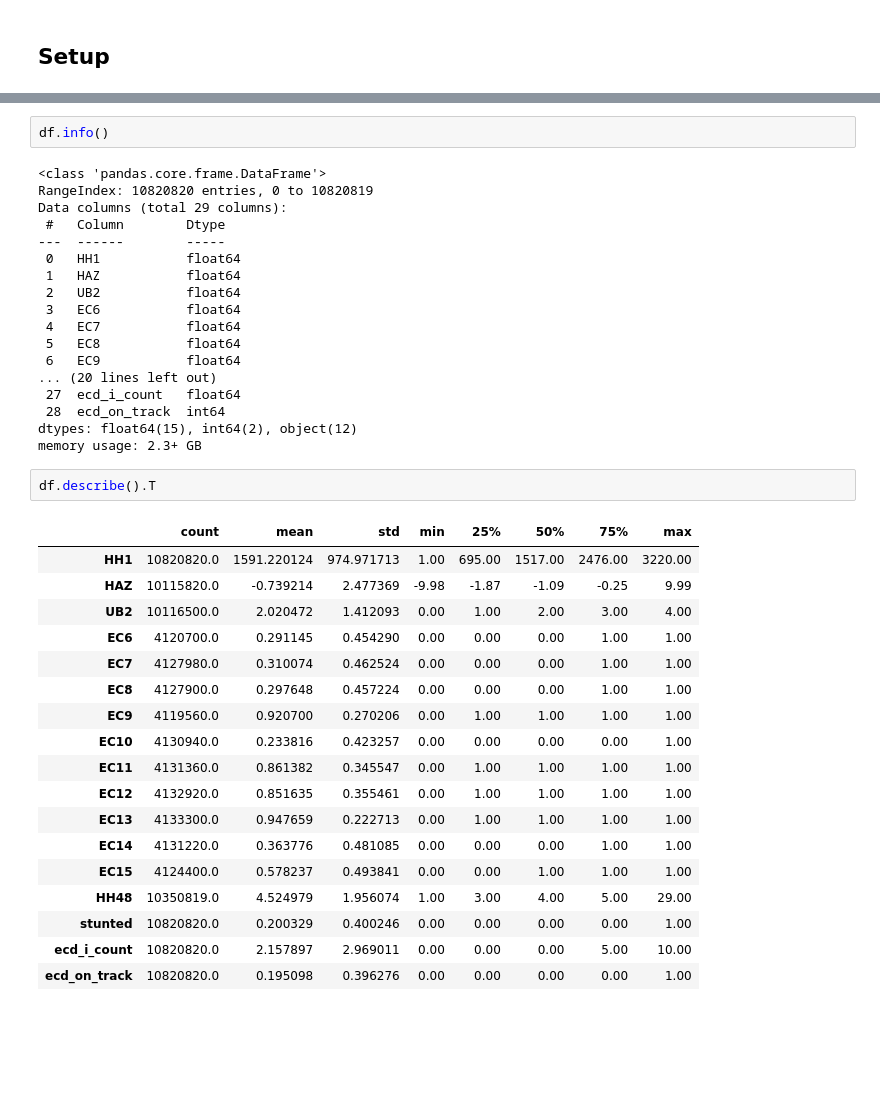
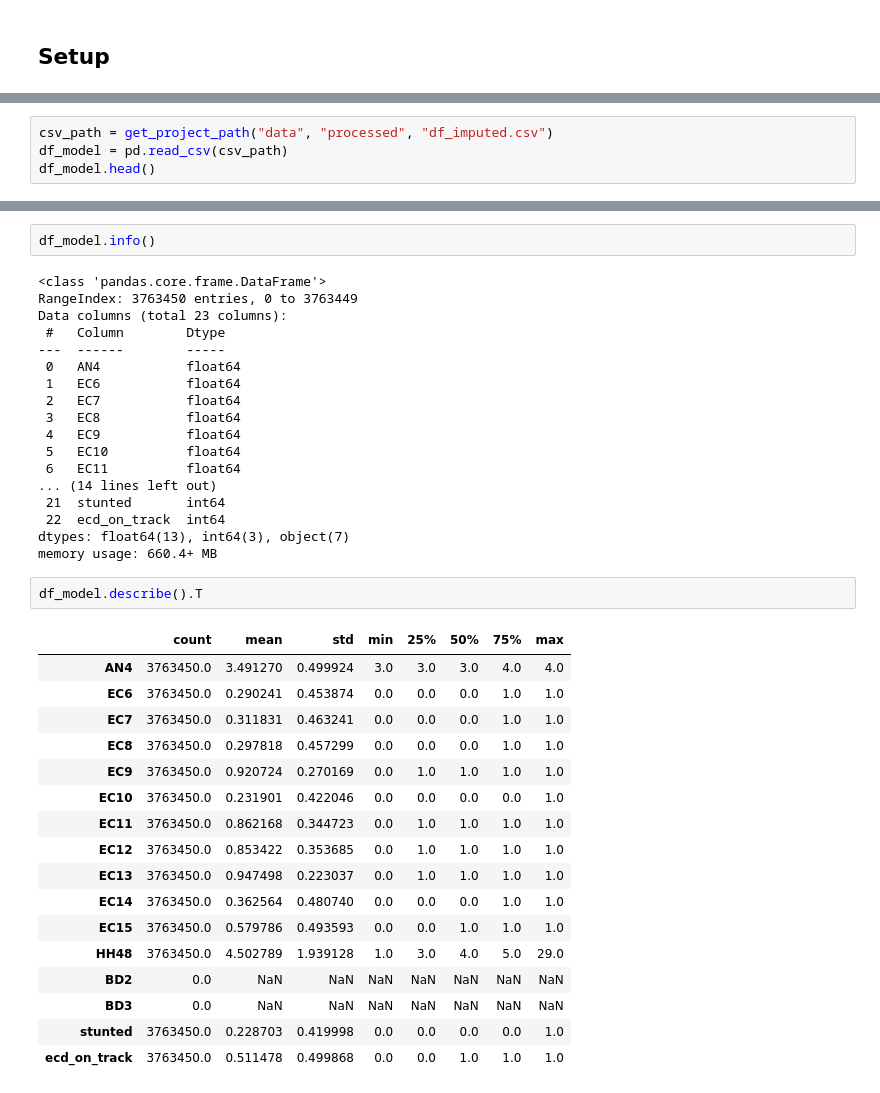
Before and after one commit to vscerra/childhood_nutrition, a Jupyter notebook: notebooks/EDA.ipynb, the cells around one changed output, grey strips where cells are left out. Saved outputs shown, nothing was run; the diff lists cells and outputs as text; blank space fills up the shorter version.

```diff
--- a/notebooks/EDA.ipynb
+++ b/notebooks/EDA.ipynb
@@ -14,0 +18,4 @@ df = pd.read_csv(processed_path)
+# %%
+csv_path = get_project_path("data", "processed", "df_imputed.csv")
+df_model = pd.read_csv(csv_path)
+df_model.head()
@@ -15,41 +30,40 @@ df = pd.read_csv(processed_path)
 # %%
-df.info()
+df_model.info()
 # %% [output]
 <class 'pandas.core.frame.DataFrame'>
-RangeIndex: 10820820 entries, 0 to 10820819
-Data columns (total 29 columns):
+RangeIndex: 3763450 entries, 0 to 3763449
+Data columns (total 23 columns):
  #   Column        Dtype
 ---  ------        -----
- 0   HH1           float64
- 1   HAZ           float64
- 2   UB2           float64
- 3   EC6           float64
- 4   EC7           float64
- 5   EC8           float64
- 6   EC9           float64
-... (20 lines left out)
- 27  ecd_i_count   float64
- 28  ecd_on_track  int64
-dtypes: float64(15), int64(2), object(12)
-memory usage: 2.3+ GB
+ 0   AN4           float64
+ 1   EC6           float64
+ 2   EC7           float64
+ 3   EC8           float64
+ 4   EC9           float64
+ 5   EC10          float64
+ 6   EC11          float64
+... (14 lines left out)
+ 21  stunted       int64
+ 22  ecd_on_track  int64
+dtypes: float64(13), int64(3), object(7)
+memory usage: 660.4+ MB
 # %%
-df.describe().T
+df_model.describe().T
 # %% [output]
 |  | count | mean | std | min | 25% | 50% | 75% | max |
-| HH1 | 10820820.0 | 1591.220124 | 974.971713 | 1.00 | 695.00 | 1517.00 | 2476.00 | 3220.00 |
-| HAZ | 10115820.0 | -0.739214 | 2.477369 | -9.98 | -1.87 | -1.09 | -0.25 | 9.99 |
-| UB2 | 10116500.0 | 2.020472 | 1.412093 | 0.00 | 1.00 | 2.00 | 3.00 | 4.00 |
-| EC6 | 4120700.0 | 0.291145 | 0.454290 | 0.00 | 0.00 | 0.00 | 1.00 | 1.00 |
-| EC7 | 4127980.0 | 0.310074 | 0.462524 | 0.00 | 0.00 | 0.00 | 1.00 | 1.00 |
-| EC8 | 4127900.0 | 0.297648 | 0.457224 | 0.00 | 0.00 | 0.00 | 1.00 | 1.00 |
-| EC9 | 4119560.0 | 0.920700 | 0.270206 | 0.00 | 1.00 | 1.00 | 1.00 | 1.00 |
-| EC10 | 4130940.0 | 0.233816 | 0.423257 | 0.00 | 0.00 | 0.00 | 0.00 | 1.00 |
-| EC11 | 4131360.0 | 0.861382 | 0.345547 | 0.00 | 1.00 | 1.00 | 1.00 | 1.00 |
-| EC12 | 4132920.0 | 0.851635 | 0.355461 | 0.00 | 1.00 | 1.00 | 1.00 | 1.00 |
-| EC13 | 4133300.0 | 0.947659 | 0.222713 | 0.00 | 1.00 | 1.00 | 1.00 | 1.00 |
-| EC14 | 4131220.0 | 0.363776 | 0.481085 | 0.00 | 0.00 | 0.00 | 1.00 | 1.00 |
-| EC15 | 4124400.0 | 0.578237 | 0.493841 | 0.00 | 0.00 | 1.00 | 1.00 | 1.00 |
-| HH48 | 10350819.0 | 4.524979 | 1.956074 | 1.00 | 3.00 | 4.00 | 5.00 | 29.00 |
-| stunted | 10820820.0 | 0.200329 | 0.400246 | 0.00 | 0.00 | 0.00 | 0.00 | 1.00 |
-| ecd_i_count | 10820820.0 | 2.157897 | 2.969011 | 0.00 | 0.00 | 0.00 | 5.00 | 10.00 |
-| ecd_on_track | 10820820.0 | 0.195098 | 0.396276 | 0.00 | 0.00 | 0.00 | 0.00 | 1.00 |
+| AN4 | 3763450.0 | 3.491270 | 0.499924 | 3.0 | 3.0 | 3.0 | 4.0 | 4.0 |
+| EC6 | 3763450.0 | 0.290241 | 0.453874 | 0.0 | 0.0 | 0.0 | 1.0 | 1.0 |
+| EC7 | 3763450.0 | 0.311831 | 0.463241 | 0.0 | 0.0 | 0.0 | 1.0 | 1.0 |
+| EC8 | 3763450.0 | 0.297818 | 0.457299 | 0.0 | 0.0 | 0.0 | 1.0 | 1.0 |
+| EC9 | 3763450.0 | 0.920724 | 0.270169 | 0.0 | 1.0 | 1.0 | 1.0 | 1.0 |
+| EC10 | 3763450.0 | 0.231901 | 0.422046 | 0.0 | 0.0 | 0.0 | 0.0 | 1.0 |
+| EC11 | 3763450.0 | 0.862168 | 0.344723 | 0.0 | 1.0 | 1.0 | 1.0 | 1.0 |
+| EC12 | 3763450.0 | 0.853422 | 0.353685 | 0.0 | 1.0 | 1.0 | 1.0 | 1.0 |
+| EC13 | 3763450.0 | 0.947498 | 0.223037 | 0.0 | 1.0 | 1.0 | 1.0 | 1.0 |
+| EC14 | 3763450.0 | 0.362564 | 0.480740 | 0.0 | 0.0 | 0.0 | 1.0 | 1.0 |
+| EC15 | 3763450.0 | 0.579786 | 0.493593 | 0.0 | 0.0 | 1.0 | 1.0 | 1.0 |
+| HH48 | 3763450.0 | 4.502789 | 1.939128 | 1.0 | 3.0 | 4.0 | 5.0 | 29.0 |
+| BD2 | 0.0 | NaN | NaN | NaN | NaN | NaN | NaN | NaN |
+| BD3 | 0.0 | NaN | NaN | NaN | NaN | NaN | NaN | NaN |
+| stunted | 3763450.0 | 0.228703 | 0.419998 | 0.0 | 0.0 | 0.0 | 0.0 | 1.0 |
+| ecd_on_track | 3763450.0 | 0.511478 | 0.499868 | 0.0 | 0.0 | 1.0 | 1.0 | 1.0 |
```
Also changed, not shown: parts of 14 cells of this notebook, 5 other files.
